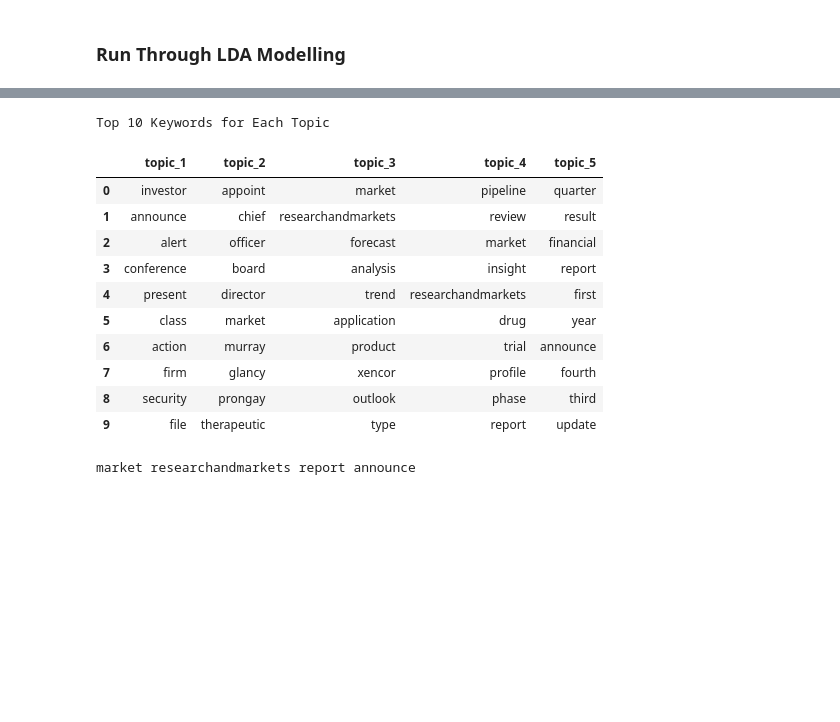
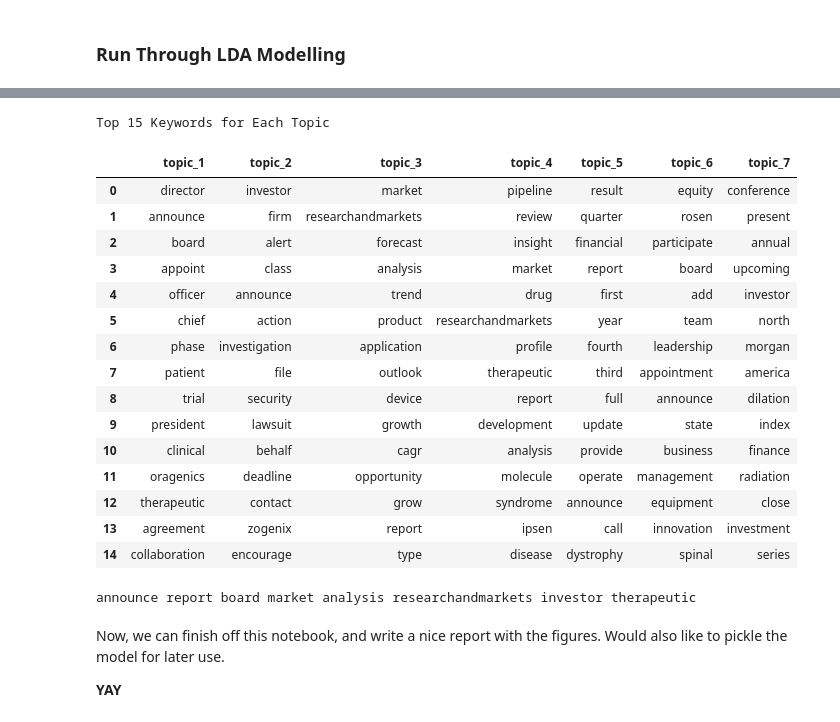
Before and after one commit to mikebrowne/BioPharmaceuticalFactorModel, a Jupyter notebook: notebooks/exploratory/05-TopicModelling-NotesAndPlayground.ipynb, the cells around one changed output, grey strips where cells are left out. Saved outputs shown, nothing was run; the diff lists cells and outputs as text; code cells hidden in the pictures; blank space fills up the shorter version.

```diff
--- a/notebooks/exploratory/05-TopicModelling-NotesAndPlayground.ipynb
+++ b/notebooks/exploratory/05-TopicModelling-NotesAndPlayground.ipynb
@@ -647,7 +647,7 @@ corpus = [dictionary.doc2bow(text) for text in tokenized_titles_cleaned]
 tfidf_corpus = TfidfModel(corpus)[corpus]
 # %%
 # Settings
-max_N = 15
+max_N = 20
 min_N = 4
 
 # Initialize result holder
@@ -658,7 +658,7 @@ num_docs = 8433
 X = gensim.matutils.corpus2dense(tfidf_corpus, num_docs)
 
 for model_n in range(min_N, max_N):
-    lda_n = LdaModel(tfidf_corpus, model_n, passes=5, iterations=100)
+    lda_n = LdaModel(tfidf_corpus, model_n, passes=10, iterations=300)
 
     best_labels = get_best_labels(lda_n, tfidf_corpus)
 
@@ -705,3 +680,23 @@ topic
 # %%
 def get_top_n_words_in_topic(model, topic, gensim_dict, topn=10):
     return [gensim_dict[tuple_[0]] for tuple_ in model.get_topic_terms(topic, topn)]
+# %%
+def get_cmap(n, name='hsv'):
+    '''Returns a function that maps each index in 0, 1, ..., n-1 to a distinct
+    RGB color; the keyword argument name must be a standard mpl colormap name.'''
+    return plt.cm.get_cmap(name, n)
+
+def highlight_word(s, word_list):
+    '''
+    highlight the maximum in a Series yellow.
+    '''
+    colors = sns.light_palette("purple", n_colors=len(word_list)).as_hex()
+    df = s.copy()
+    df.loc[~df.isin(word_list)] = ""
+    for i, word in enumerate(word_list):
+        df.loc[df == word] = "background-color: {}".format(colors[i])
+    return df#['background-color: yellow' if v else '' for v in is_in_list]
+# %%
+model = cal_har_results.score_df.loc[7].model
+
+pyLDAvis.gensim.prepare(model, tfidf_corpus, dictionary)
@@ -708,30 +728,41 @@ def get_top_n_words_in_topic(model, topic, gensim_dict, topn=10):
 # %%
-best_model = cal_har_results.get_best_model()
+num_topics = model.num_topics
+num_keywords = 15
 
-num_topics = best_model.num_topics
-num_keywords = 10
-
-top_words_df = pd.DataFrame({"topic_{}".format(n+1): get_top_n_words_in_topic(best_model, n, dictionary, num_keywords) for
+top_words_df = pd.DataFrame({"topic_{}".format(n+1): get_top_n_words_in_topic(model, n, dictionary, num_keywords) for
                              n in range(num_topics)}, index=[i for i in range(num_keywords)])
 
 print("Top {} Keywords for Each Topic".format(num_keywords))
-top_words_df
+words_in_multiple_topics = top_words_df.stack().value_counts().loc[top_words_df.stack().value_counts() > 1].index.tolist()
+
+styled_top_words_df = top_words_df.style.apply(highlight_word, args=(words_in_multiple_topics,))
+
+styled_top_words_df
 # %% [output]
-Top 10 Keywords for Each Topic
+Top 15 Keywords for Each Topic
-|  | topic_1 | topic_2 | topic_3 | topic_4 | topic_5 |
-| 0 | investor | appoint | market | pipeline | quarter |
-| 1 | announce | chief | researchandmarkets | review | result |
-| 2 | alert | officer | forecast | market | financial |
-| 3 | conference | board | analysis | insight | report |
-| 4 | present | director | trend | researchandmarkets | first |
-| 5 | class | market | application | drug | year |
-| 6 | action | murray | product | trial | announce |
-| 7 | firm | glancy | xencor | profile | fourth |
-| 8 | security | prongay | outlook | phase | third |
-| 9 | file | therapeutic | type | report | update |
+|  | topic_1 | topic_2 | topic_3 | topic_4 | topic_5 | topic_6 | topic_7 |
+| 0 | director | investor | market | pipeline | result | equity | conference |
+| 1 | announce | firm | researchandmarkets | review | quarter | rosen | present |
+| 2 | board | alert | forecast | insight | financial | participate | annual |
+| 3 | appoint | class | analysis | market | report | board | upcoming |
+| 4 | officer | announce | trend | drug | first | add | investor |
+| 5 | chief | action | product | researchandmarkets | year | team | north |
+| 6 | phase | investigation | application | profile | fourth | leadership | morgan |
+| 7 | patient | file | outlook | therapeutic | third | appointment | america |
+| 8 | trial | security | device | report | full | announce | dilation |
+| 9 | president | lawsuit | growth | development | update | state | index |
+| 10 | clinical | behalf | cagr | analysis | provide | business | finance |
+| 11 | oragenics | deadline | opportunity | molecule | operate | management | radiation |
+| 12 | therapeutic | contact | grow | syndrome | announce | equipment | close |
+| 13 | agreement | zogenix | report | ipsen | call | innovation | investment |
+| 14 | collaboration | encourage | type | disease | dystrophy | spinal | series |
 # %%
 words_in_multiple_topics = top_words_df.stack().value_counts().loc[top_words_df.stack().value_counts() > 1].index.tolist()
 
 print(*words_in_multiple_topics)
 # %% [output]
-market researchandmarkets report announce
+announce report board market analysis researchandmarkets investor therapeutic
+# %% [markdown]
+Now, we can finish off this notebook, and write a nice report with the figures. Would also like to pickle the model for later use.
+
+**YAY**
```
Also changed, not shown: parts of 4 cells of this notebook.
